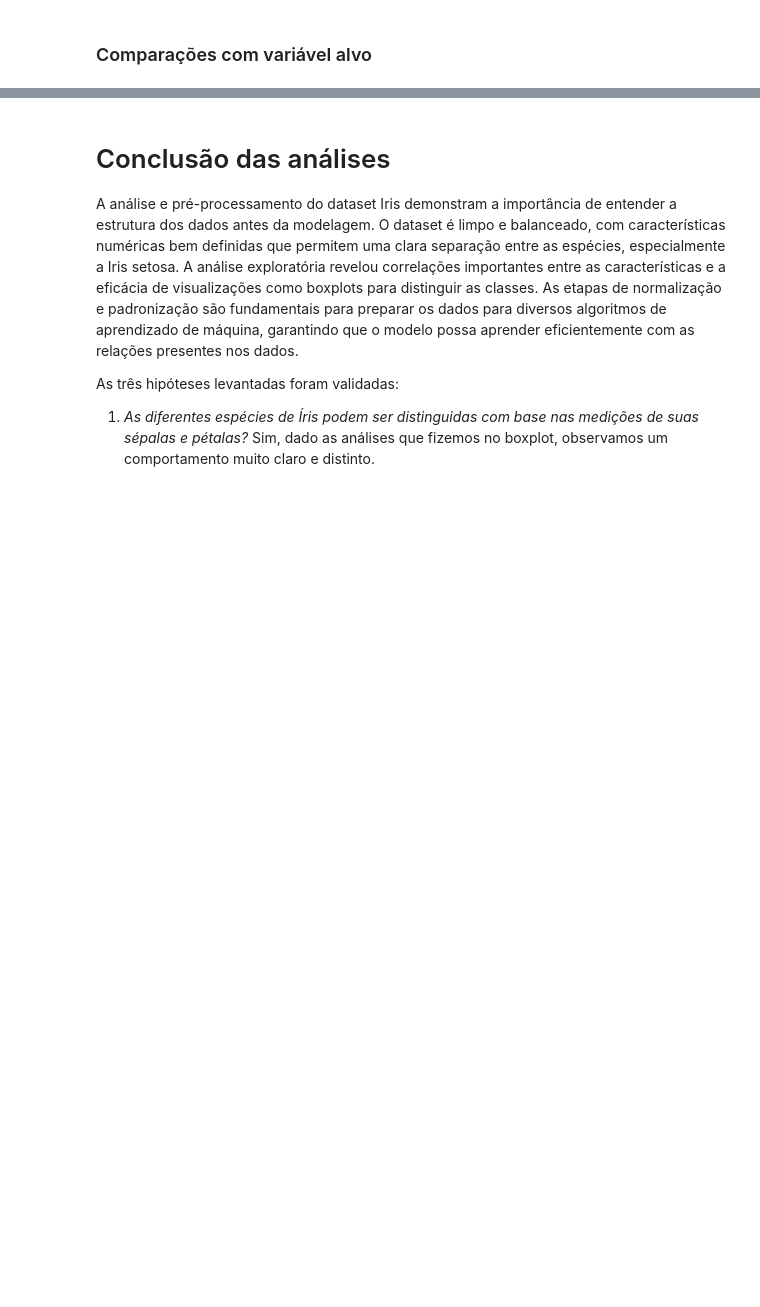
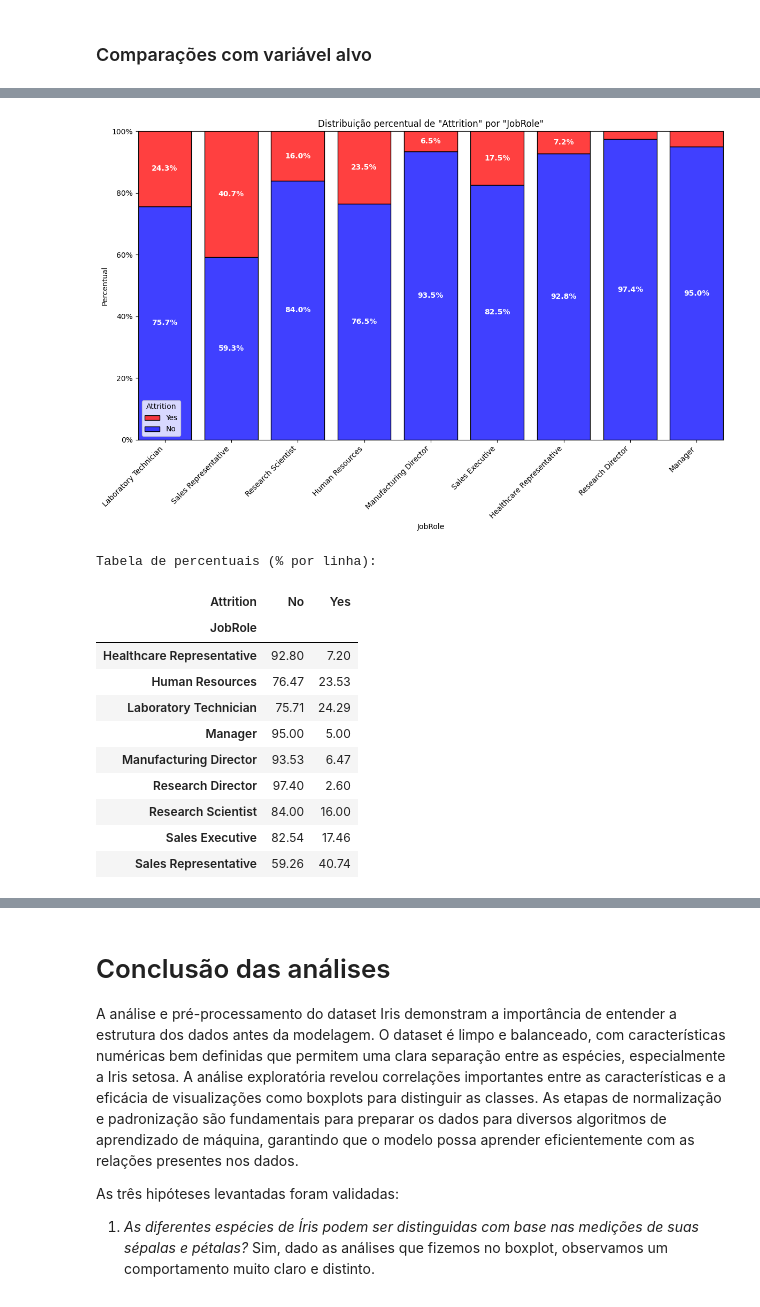
Before and after one commit to VitorMirandaAquino/pucrio-mvp-analise-dados, a Jupyter notebook: MVP_Análise_de_Dados_e_Boas_Práticas.ipynb, the cells around one changed output, grey strips where cells are left out. Saved outputs shown, nothing was run; the diff lists cells and outputs as text; code cells hidden in the pictures; blank space fills up the shorter version.

```diff
--- a/MVP_Análise_de_Dados_e_Boas_Práticas.ipynb
+++ b/MVP_Análise_de_Dados_e_Boas_Práticas.ipynb
@@ -1282,0 +1375,16 @@ analise_associacao(
+# %%
+analise_bivariada_categoricas(df, 'JobRole', 'Attrition')
+# %% [output]
+[figure, added]
+Tabela de percentuais (% por linha):
+| Attrition | No | Yes |
+| JobRole |  |  |
+| Healthcare Representative | 92.80 | 7.20 |
+| Human Resources | 76.47 | 23.53 |
+| Laboratory Technician | 75.71 | 24.29 |
+| Manager | 95.00 | 5.00 |
+| Manufacturing Director | 93.53 | 6.47 |
+| Research Director | 97.40 | 2.60 |
+| Research Scientist | 84.00 | 16.00 |
+| Sales Executive | 82.54 | 17.46 |
+| Sales Representative | 59.26 | 40.74 |
```
Also changed, not shown: parts of 8 cells of this notebook.
